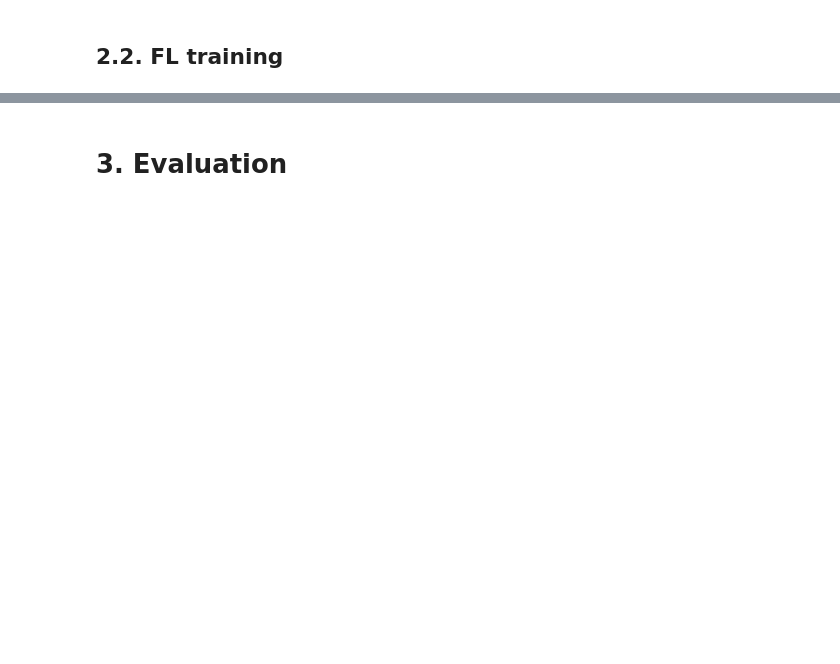
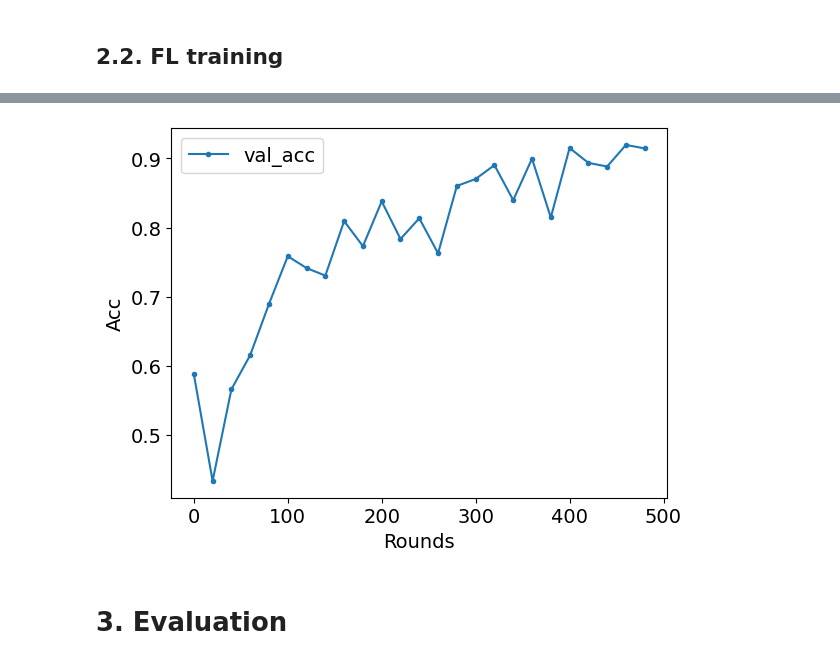
Before and after one commit to NguyenThaiVu/prune_fl_project, a Jupyter notebook: fl_cnn_prune_CELEB.ipynb, the cells around one changed output, grey strips where cells are left out. Saved outputs shown, nothing was run; the diff lists cells and outputs as text; code cells hidden in the pictures; blank space fills up the shorter version.

```diff
--- a/fl_cnn_prune_CELEB.ipynb
+++ b/fl_cnn_prune_CELEB.ipynb
@@ -83,5 +150,3 @@ print(f"Shape of y test: {y_test.shape}")
 # 2. Training FL
 # %% [markdown]
 ## 2.1. Define components
-# %%
-STD_THRESHOLD_PRUNE = 2.5
@@ -90,9 +174,11 @@ keras.backend.clear_session()
 
 # global_model = Define_ResNet_Model(input_shape=INPUT_SHAPE, output_shape=OUPUT_SHAPE, list_number_filters=LIST_NUMBER_FILTERS, model_name="global_model")
 
-global_model = Get_Model(MODEL_TYPE, INPUT_SHAPE, OUPUT_SHAPE, LIST_NUMBER_FILTERS, model_name="global_model")
+global_model = Define_Simple_CNN_Model(INPUT_SHAPE, OUPUT_SHAPE, LIST_NUMBER_FILTERS, model_name="global_model")
 
 global_model.compile(optimizer=OPTIMIZER, loss=LOSS, metrics = METRICS)
-
+global_model.summary()
 print(f"Number of params: {global_model.count_params()}")
-plot_model(global_model, to_file=os.path.join('images', f'model_architecture_{DATASET_NAME}.png'), show_shapes=True, show_layer_names=True);
+flops = get_flops_keras_model(global_model)
+print(f"FLOPS of global model: {flops}")
+global_model.save(PATH_GLOBAL_MODEL)
@@ -102,7 +226,21 @@ client_model.compile(optimizer=OPTIMIZER, loss=LOSS, metrics=METRICS)
 # %% [markdown]
 ## 2.2. FL training
 # %%
-def prune_model(model, optimizer, loss_func, metrics, std_threshold=2.0):
+def prune_model(model, optimizer, loss_func, metrics, std_threshold=3.0):
+    """
+    This function take input as model and perform model pruning to return the pruned filters CNN model.
+
+    * Parameters:
+        model (keras model): input model.
+        optimizer (keras optimizer).
+        loss_func (keras loss function).
+        metrics (keras metrics)
+        std_threshold (integer): threshold to prune filters.
+
+    * Return:
+        model (keras model) -- the pruned filters model.
+    """
+
     global IS_STILL_PRUNE
     global PRUNE_PATIENCE
     before_prune_params = model.count_params()
@@ -118,8 +256,7 @@ def prune_model(model, optimizer, loss_func, metrics, std_threshold=2.0):
                 pruned_number_filter = 1
             list_number_filters.append(pruned_number_filter)
 
-    # new_model = Define_ResNet_Model(input_shape=model.input_shape[1:], output_shape=model.output_shape[1], list_number_filters=list_number_filters)
-    new_model = Get_Model(MODEL_TYPE, input_shape=model.input_shape[1:], output_shape=model.output_shape[1], list_number_filters=list_number_filters)
+    new_model = Define_Simple_CNN_Model(input_shape=model.input_shape[1:], output_shape=model.output_shape[1], list_number_filters=list_number_filters)
     new_model_params = new_model.count_params()
 
     if before_prune_params > new_model_params:
@@ -193,3 +364,17 @@ for idx_round in range(NUM_ROUNDS):
+# %%
+# Line plot for FL training
+list_rounds = np.arange(0, NUM_ROUNDS, 20)
+
+plt.rcParams.update({'font.size': 14})
+
+plt.plot(list_rounds, list_val_acc, '.-', label='val_acc')
+plt.xlabel('Rounds')
+plt.ylabel('Acc')
+
+plt.legend()
+plt.show()
+# %% [output]
+[figure, added]
 # %% [markdown]
 # 3. Evaluation
 # %%
```
Also changed, not shown: parts of 13 cells of this notebook, 18 other files.
